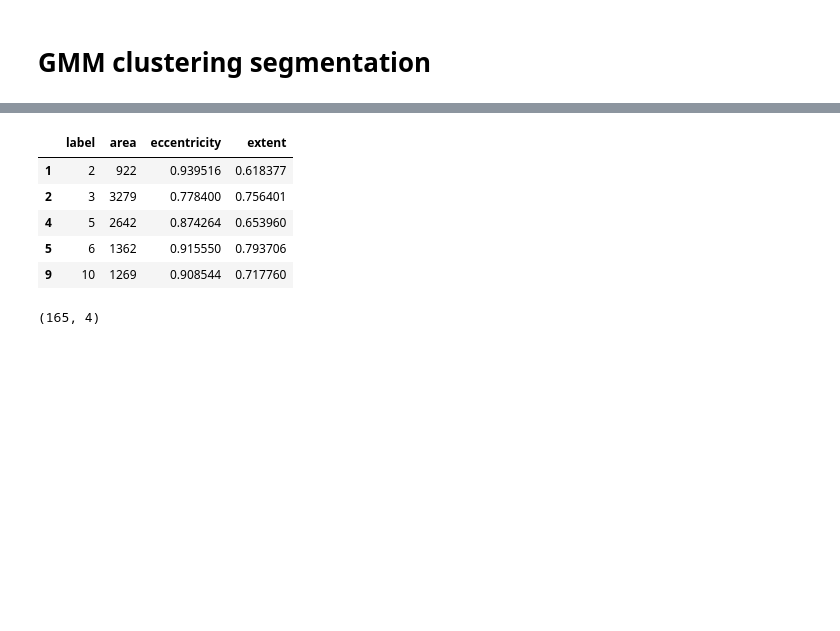
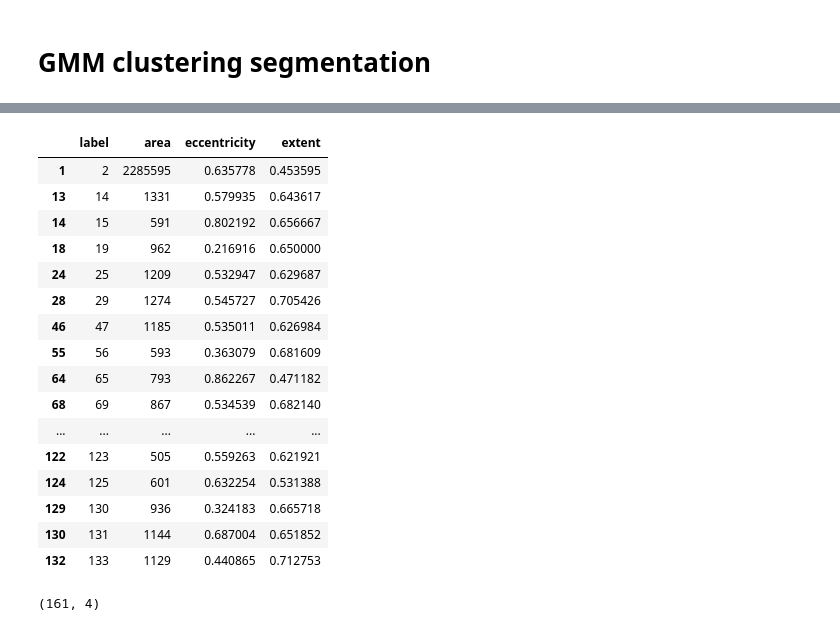
Before and after one commit to raulbenitez/LEUKEMIA_database, a Jupyter notebook: Leukemia_analysis.ipynb, the cells around one changed output, grey strips where cells are left out. Cells and saved outputs as stored; diff of their text form; code cells hidden in the pictures; blank space fills up the shorter version.

```diff
--- a/Leukemia_analysis.ipynb
+++ b/Leukemia_analysis.ipynb
@@ -105,7 +87,7 @@ VOL.files
 import skimage as sk # load skimage libraries
 import matplotlib.pyplot as plt
 
-IM_number = 2
+IM_number = 108
 df1=df.loc[df['image']==IM_number]
 pos = np.int64(df1[['x','y']].values)
 
@@ -189,18 +182,29 @@ df1.shape
 # %%
 from skimage import data, measure
 label_image, nregions = measure.label(I_segment==2,return_num=True)
 props_aux = measure.regionprops_table(label_image,properties=['label','area','eccentricity','extent'])
-df = pd.DataFrame(props_aux)
-df2 = df.loc[df['area']>500]
-df2.head()
+dfb = pd.DataFrame(props_aux)
+df2 = dfb.loc[dfb['area']>500]
+df2.head(20)
 # %% [output]
 |  | label | area | eccentricity | extent |
-| 1 | 2 | 922 | 0.939516 | 0.618377 |
-| 2 | 3 | 3279 | 0.778400 | 0.756401 |
-| 4 | 5 | 2642 | 0.874264 | 0.653960 |
-| 5 | 6 | 1362 | 0.915550 | 0.793706 |
-| 9 | 10 | 1269 | 0.908544 | 0.717760 |
+| 1 | 2 | 2285595 | 0.635778 | 0.453595 |
+| 13 | 14 | 1331 | 0.579935 | 0.643617 |
+| 14 | 15 | 591 | 0.802192 | 0.656667 |
+| 18 | 19 | 962 | 0.216916 | 0.650000 |
+| 24 | 25 | 1209 | 0.532947 | 0.629687 |
+| 28 | 29 | 1274 | 0.545727 | 0.705426 |
+| 46 | 47 | 1185 | 0.535011 | 0.626984 |
+| 55 | 56 | 593 | 0.363079 | 0.681609 |
+| 64 | 65 | 793 | 0.862267 | 0.471182 |
+| 68 | 69 | 867 | 0.534539 | 0.682140 |
+| ... | ... | ... | ... | ... |
+| 122 | 123 | 505 | 0.559263 | 0.621921 |
+| 124 | 125 | 601 | 0.632254 | 0.531388 |
+| 129 | 130 | 936 | 0.324183 | 0.665718 |
+| 130 | 131 | 1144 | 0.687004 | 0.651852 |
+| 132 | 133 | 1129 | 0.440865 | 0.712753 |
 # %%
 df2.shape
 # %% [output]
-(165, 4)
+(161, 4)
```
Also changed, not shown: parts of 7 cells of this notebook.
